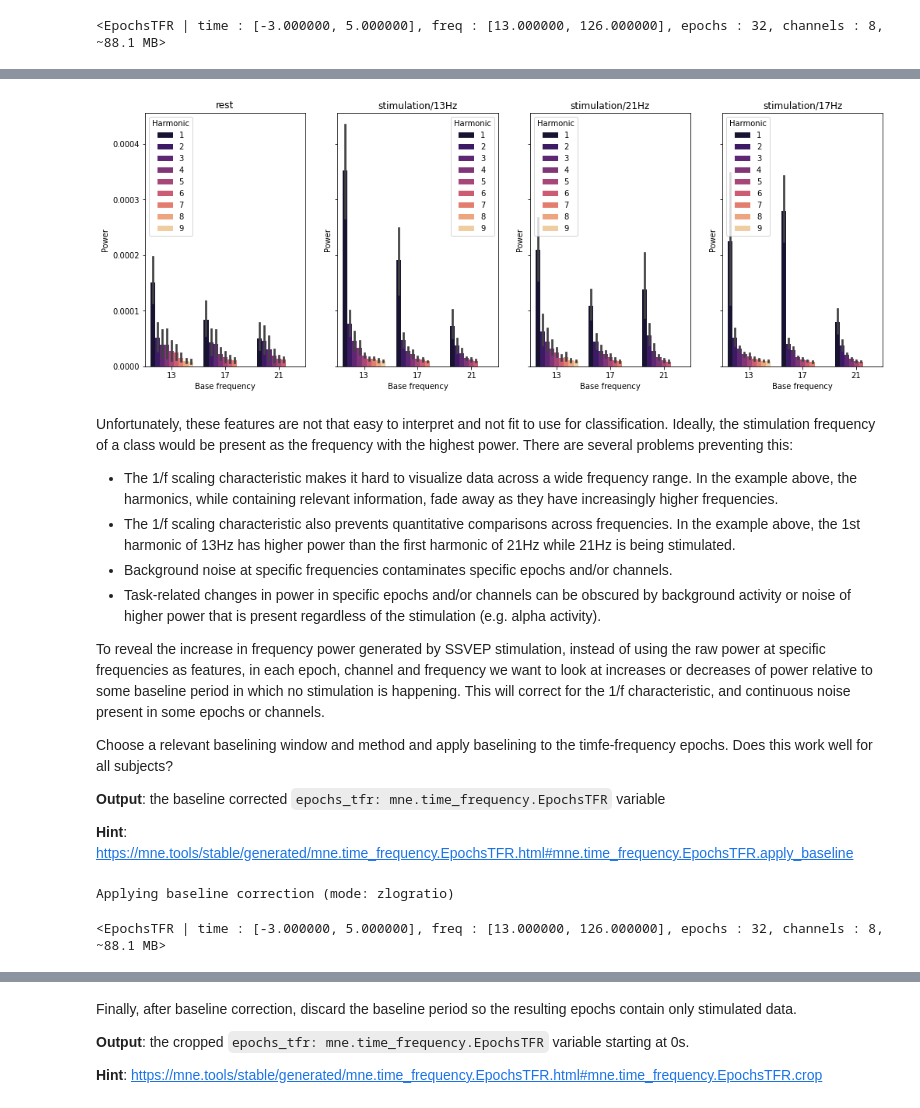
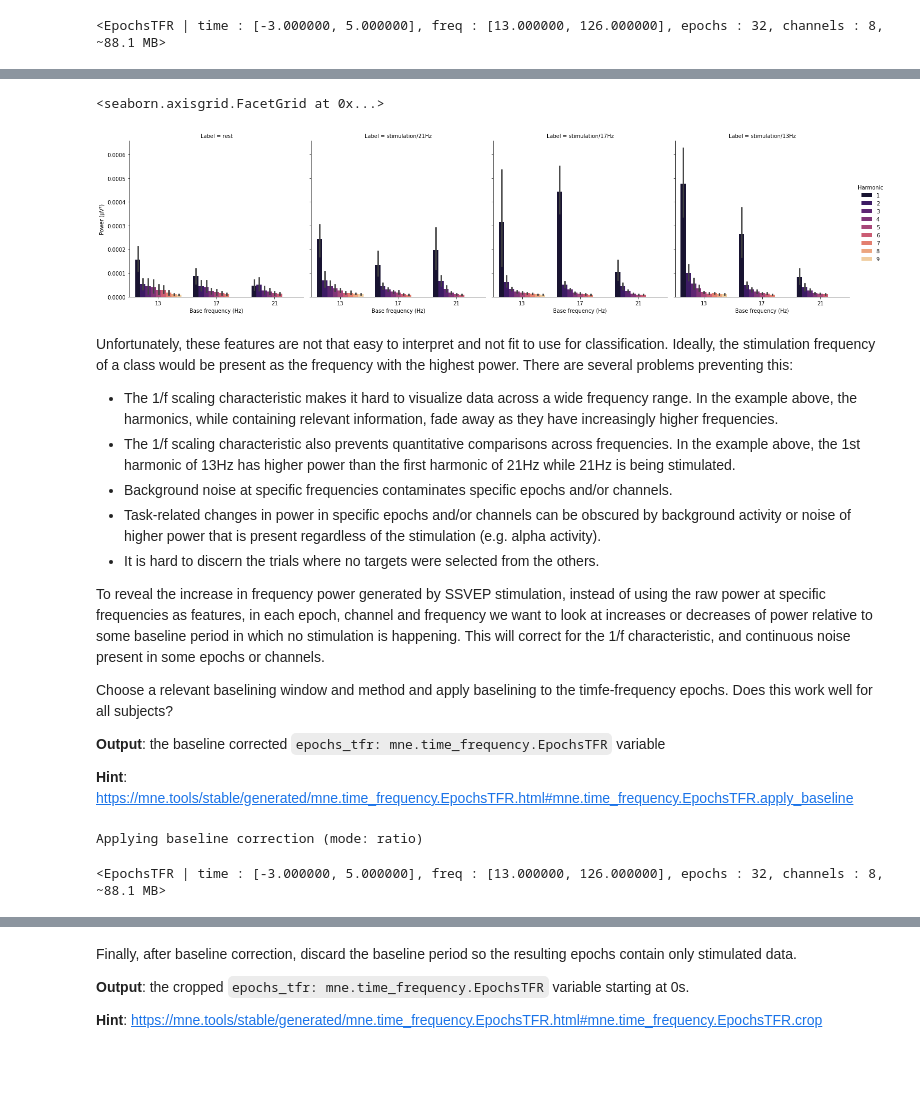
Before and after one commit to NeuroTech-Leuven/ssvep-workshop, a Jupyter notebook: notebooks/2b_ssvep_preprocessing_solution.ipynb, the cells around one changed output, grey strips where cells are left out. Saved outputs shown, nothing was run; the diff lists cells and outputs as text; code cells hidden in the pictures; blank space fills up the shorter version.

Commit message:
Frequency band power algorithm

```diff
--- a/notebooks/2b_ssvep_preprocessing_solution.ipynb
+++ b/notebooks/2b_ssvep_preprocessing_solution.ipynb
@@ -155,20 +155,14 @@ This looks nice, but the result is not really fit for analysis. For instance, th
 To inspect which frequencies are prevalent in which classes and to allow for feature extraction, we can now plot frequency powers for the stimulation frequencies and their harmonics. We do this by applying a set of multitaper filters for the frequencies of interest to the data. If you want to gain a better understanding of EEG analysis in the time-frequency domain, please refer to Mike X Cohen's Analyzing Neural Time Series Data videos: https://www.youtube.com/channel/UCUR_LsXk7IYyueSnXcNextQ/playlists?view=50&sort=dd&shelf_id=1
 # %%
 import numpy as np
-from mne.time_frequency import tfr_multitaper
+from mne.time_frequency import tfr_multitaper, tfr_morlet
 
 base_freqs = np.array([13]*9 + [17]*7 + [21]*6)
 harmonics = np.array([1,2,3,4,5,6,7,8,9,1,2,3,4,5,6,7,1,2,3,4,5,6])
 freqs = base_freqs*harmonics
 n_cycles = freqs*3
-epochs_tfr = tfr_multitaper(epochs, freqs=freqs, n_cycles=n_cycles, average=False, return_itc=False)
+epochs_tfr = tfr_morlet(epochs, freqs=freqs, n_cycles=n_cycles, average=False, return_itc=False)
 epochs_tfr
 # %% [output]
 Not setting metadata
 <EpochsTFR | time : [-3.000000, 5.000000], freq : [13.000000, 126.000000], epochs : 32, channels : 8, ~88.1 MB>
-# %%
-fig, axs = plt.subplots(1,4, figsize=(14,5), sharex=True, sharey=True)
-for i,label in enumerate(event_id.keys()):
-    avg_all_chans = epochs_tfr[label].average().plot(show=False, combine='mean', axes=axs[i])
-    axs[i].set_title(label)
-fig.show()
@@ -181,20 +169,20 @@ No baseline correction applied
 # %%
 import seaborn as sns
 import pandas as pd
+from mne.epochs import make_metadata
 
-fig, axs = plt.subplots(1,4, figsize=(17,6), sharex=True, sharey=True)
-
-for i,label in enumerate(event_id.keys()):
-    avg_chan_power = epochs_tfr[label].data.mean(axis=(1,3))
-    df = pd.DataFrame(avg_chan_power.T)
-    df['Base frequency'] = base_freqs
-    df['Harmonic'] = harmonics
-    df = df.melt(id_vars=['Base frequency', 'Harmonic'], value_name='Power')
-    sns.barplot(data=df, x='Base frequency', hue='Harmonic', y='Power', ax=axs[i], palette='magma')
-    axs[i].set_title(label)
-fig.show()
+mean_chan_power = epochs_tfr.data.mean(axis=(1,3))
+sfreq = epochs.info['sfreq']
+meta,_,_ = make_metadata(events, event_id, epochs.tmin, epochs.tmax, sfreq)
+labels = meta['event_name']
+df = pd.DataFrame(mean_chan_power.T, columns=labels)
+df['Base frequency (Hz)'] = base_freqs
+df['Harmonic'] = harmonics
+df = df.melt(id_vars=['Base frequency (Hz)', 'Harmonic'], var_name='Label', value_name='Power (µV²)')
+sns.catplot(kind='bar', col='Label', data=df, x='Base frequency (Hz)', hue='Harmonic', y='Power (µV²)', ax=axs[i], palette='magma')
 # %% [output]
+<seaborn.axisgrid.FacetGrid at 0x...>
-[figure, old version]
+[figure, new version]
 # %% [markdown]
 Unfortunately, these features are not that easy to interpret and not fit to use for classification.
 Ideally, the stimulation frequency of a class would be present as the frequency with the highest power.
@@ -203,6 +191,7 @@ There are several problems preventing this:
 * The 1/f scaling characteristic also prevents quantitative comparisons across frequencies. In the example above, the 1st harmonic of 13Hz has higher power than the first harmonic of 21Hz while 21Hz is being stimulated.
 * Background noise at specific frequencies contaminates specific epochs and/or channels.
 * Task-related changes in power in specific epochs and/or channels can be obscured by background activity or noise of higher power that is present regardless of the stimulation (e.g. alpha activity).
+* It is hard to discern the trials where no targets were selected from the others.
 
 To reveal the increase in frequency power generated by SSVEP stimulation, instead of using the raw power at specific frequencies as features, in each epoch, channel and frequency we want to look at increases or decreases of power relative to some baseline period in which no stimulation is happening. This will correct for the 1/f characteristic, and continuous noise present in some epochs or channels.
 
@@ -212,7 +201,7 @@ Choose a relevant baselining window and method and apply baselining to the timfe
 
 **Hint**: https://mne.tools/stable/generated/mne.time_frequency.EpochsTFR.html#mne.time_frequency.EpochsTFR.apply_baseline
 # %%
-epochs_tfr.apply_baseline((-2.5,0), mode='zlogratio')
+epochs_tfr.apply_baseline((-2.5, -.5), mode='ratio')
 # %% [output]
-Applying baseline correction (mode: zlogratio)
+Applying baseline correction (mode: ratio)
 <EpochsTFR | time : [-3.000000, 5.000000], freq : [13.000000, 126.000000], epochs : 32, channels : 8, ~88.1 MB>
```
Also changed, not shown: parts of 4 cells of this notebook, 3 other files.
